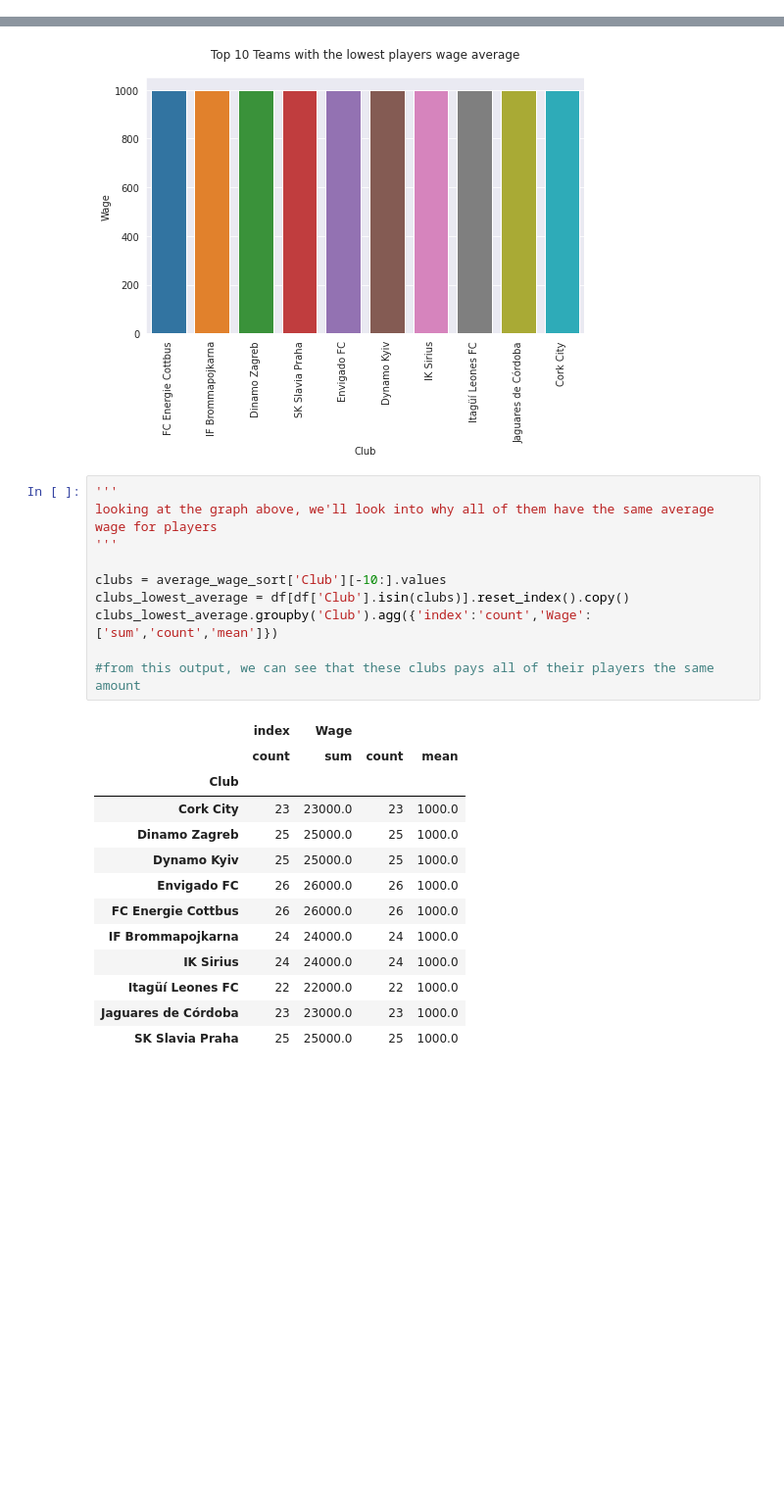
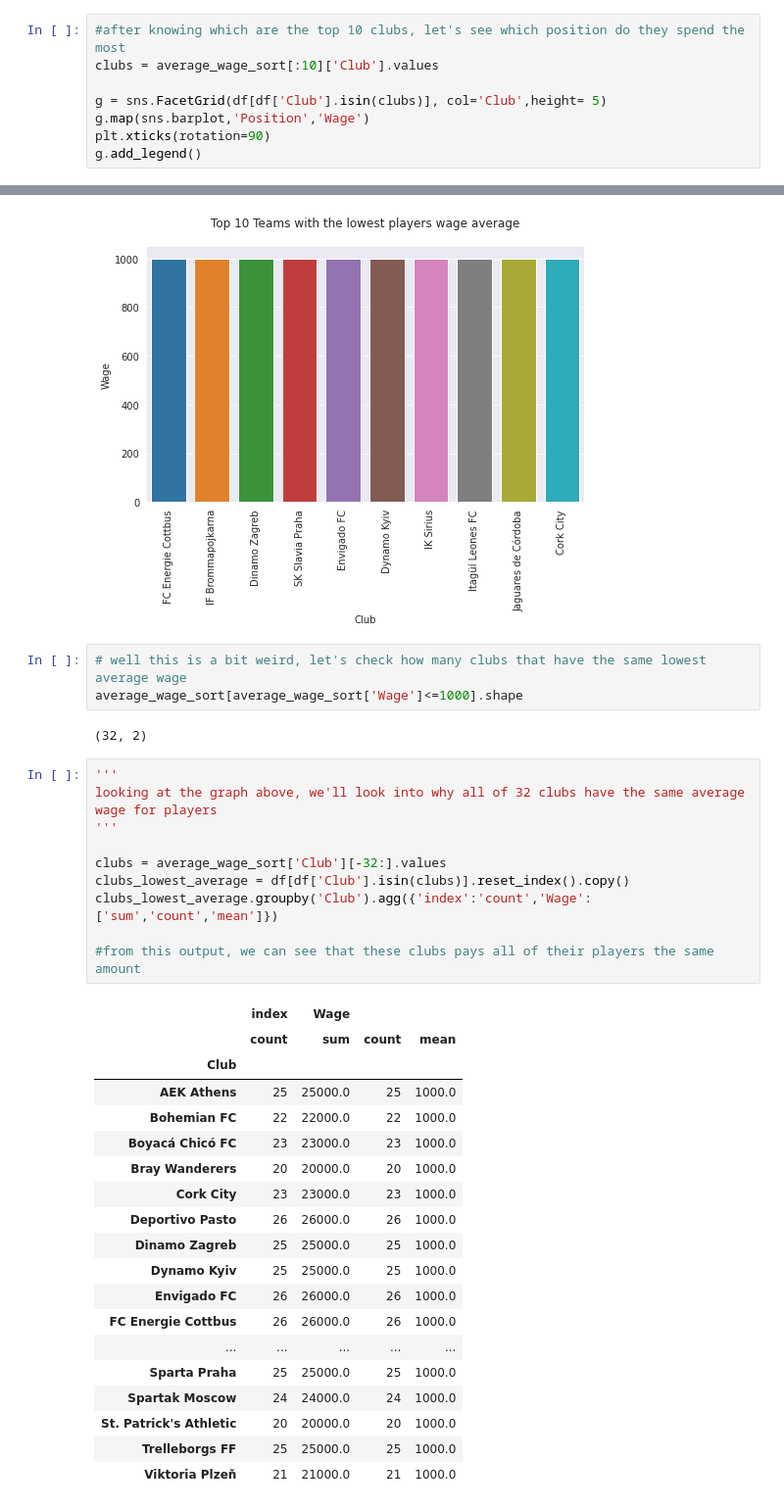
Before and after one commit to ChristoRay/ChrisPortofolioForDS, a Jupyter notebook: Fifa 19 Project/EDA_on_Outfield_DF.ipynb, the cells around one changed output, grey strips where cells are left out. Shown at 98% size. Drawn from its saved outputs; the diff is of its cells as text; blank space fills up the shorter version.

```diff
--- a/Fifa 19 Project/EDA_on_Outfield_DF.ipynb
+++ b/Fifa 19 Project/EDA_on_Outfield_DF.ipynb
@@ -124,3 +144,11 @@ plt.xticks(rotation=90)
 plt.show()
 # %% [output]
 [figure]
+# %%
+#after knowing which are the top 10 clubs, let's see which position do they spend the most
+clubs = average_wage_sort[:10]['Club'].values
+
+g = sns.FacetGrid(df[df['Club'].isin(clubs)], col='Club',height= 5)
+g.map(sns.barplot,'Position','Wage')
+plt.xticks(rotation=90)
+g.add_legend()
@@ -134,28 +169,39 @@ plt.xticks(rotation=90)
 plt.show()
 # %% [output]
 [figure]
+# %%
+# well this is a bit weird, let's check how many clubs that have the same lowest average wage
+average_wage_sort[average_wage_sort['Wage']<=1000].shape
+# %% [output]
+(32, 2)
 # %%
 '''
-looking at the graph above, we'll look into why all of them have the same average
+looking at the graph above, we'll look into why all of 32 clubs have the same average
 wage for players
 '''
 
-clubs = average_wage_sort['Club'][-10:].values
+clubs = average_wage_sort['Club'][-32:].values
 clubs_lowest_average = df[df['Club'].isin(clubs)].reset_index().copy()
 clubs_lowest_average.groupby('Club').agg({'index':'count','Wage':['sum','count','mean']})
 
 #from this output, we can see that these clubs pays all of their players the same amount
 # %% [output]
 |  | index | Wage |  |  |
 |  | count | sum | count | mean |
 | Club |  |  |  |  |
+| AEK Athens | 25 | 25000.0 | 25 | 1000.0 |
+| Bohemian FC | 22 | 22000.0 | 22 | 1000.0 |
+| Boyacá Chicó FC | 23 | 23000.0 | 23 | 1000.0 |
+| Bray Wanderers | 20 | 20000.0 | 20 | 1000.0 |
 | Cork City | 23 | 23000.0 | 23 | 1000.0 |
+| Deportivo Pasto | 26 | 26000.0 | 26 | 1000.0 |
 | Dinamo Zagreb | 25 | 25000.0 | 25 | 1000.0 |
 | Dynamo Kyiv | 25 | 25000.0 | 25 | 1000.0 |
 | Envigado FC | 26 | 26000.0 | 26 | 1000.0 |
 | FC Energie Cottbus | 26 | 26000.0 | 26 | 1000.0 |
-| IF Brommapojkarna | 24 | 24000.0 | 24 | 1000.0 |
-| IK Sirius | 24 | 24000.0 | 24 | 1000.0 |
-| Itagüí Leones FC | 22 | 22000.0 | 22 | 1000.0 |
-| Jaguares de Córdoba | 23 | 23000.0 | 23 | 1000.0 |
-| SK Slavia Praha | 25 | 25000.0 | 25 | 1000.0 |
+| ... | ... | ... | ... | ... |
+| Sparta Praha | 25 | 25000.0 | 25 | 1000.0 |
+| Spartak Moscow | 24 | 24000.0 | 24 | 1000.0 |
+| St. Patrick's Athletic | 20 | 20000.0 | 20 | 1000.0 |
+| Trelleborgs FF | 25 | 25000.0 | 25 | 1000.0 |
+| Viktoria Plzeň | 21 | 21000.0 | 21 | 1000.0 |
```
Also changed, not shown: parts of 6 cells of this notebook.
